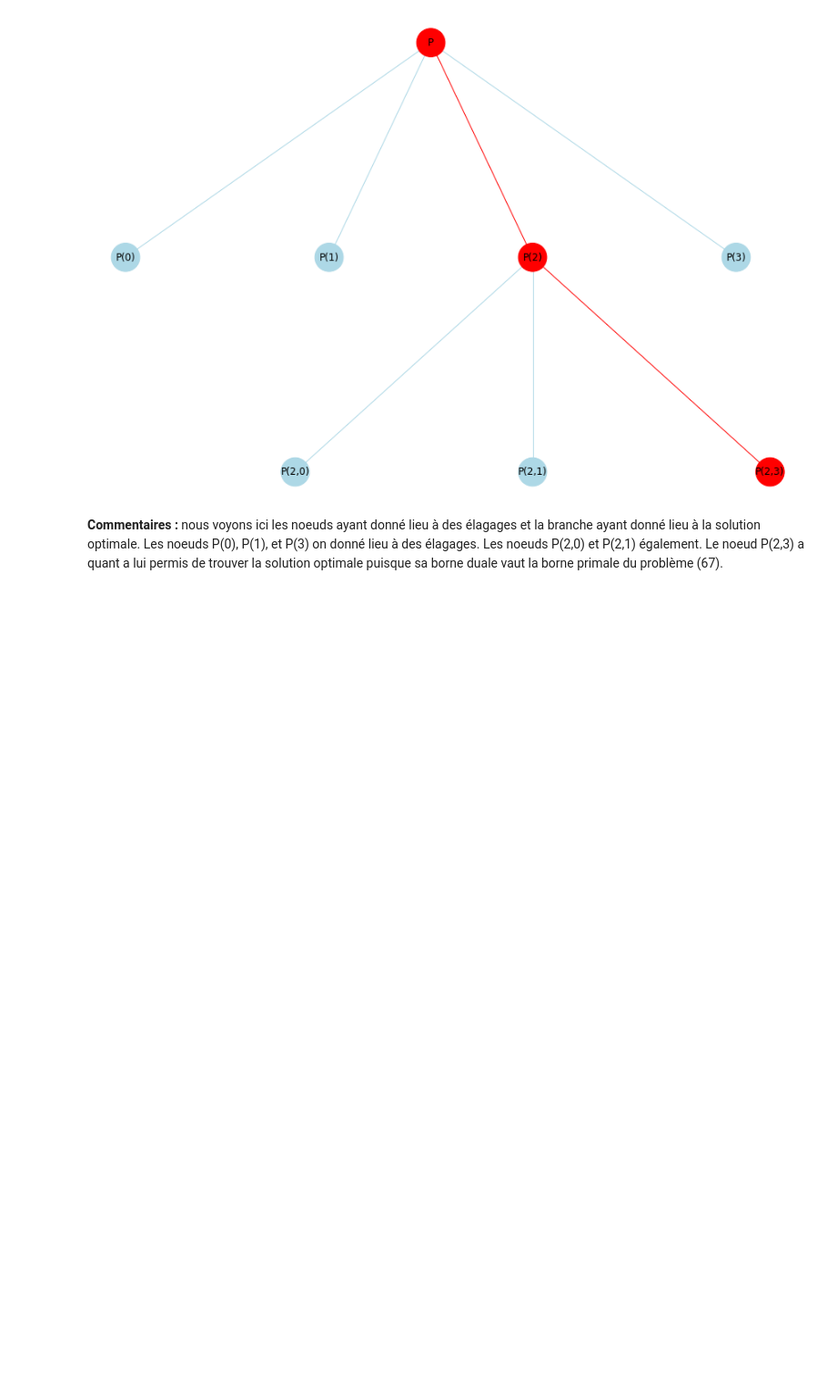
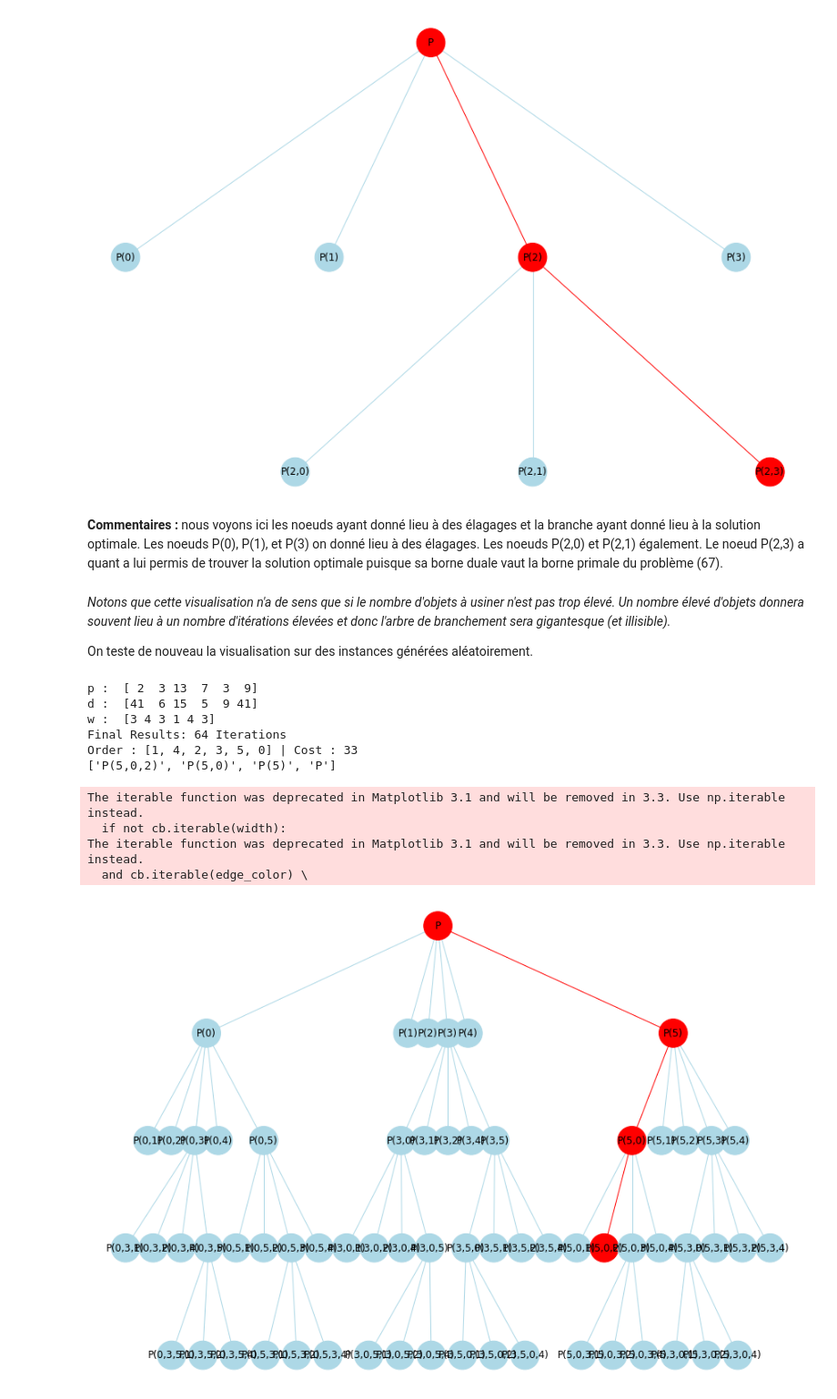
Before and after one commit to TinoMargely/Branch-and-Bound, a Jupyter notebook: Notebook-B&B.ipynb, the cells around one changed output. Shown at 91% size. Cells and saved outputs as stored; diff of their text form; code cells hidden in the pictures; blank space fills up the shorter version.

```diff
--- a/Notebook-B&B.ipynb
+++ b/Notebook-B&B.ipynb
@@ -308,7 +324,7 @@ Les éléments retournés par la fonction sont également ajustés. Nous ajouton
 * __branch__ : la branche donnant lieu à la solution optimale du problème
 * __Tree__: l'arbre correspondant au problème
 # %%
-def branch_and_bound2(p,d,w,byLast,getPrimal,getDual,exploration):
+def branch_and_bound(p,d,w,byLast,getPrimal,getDual,exploration):
 
     Tasks = list(range(len(p)))
     Tree = [] # list of all nodes created (a list of Node objects)
@@ -449,3 +465,35 @@ The iterable function was deprecated in Matplotlib 3.1 and will be removed in 3.
 [figure]
 # %% [markdown]
 __Commentaires :__ nous voyons ici les noeuds ayant donné lieu à des élagages et la branche ayant donné lieu à la solution optimale. Les noeuds P(0), P(1), et P(3) on donné lieu à des élagages. Les noeuds P(2,0) et P(2,1) également. Le noeud P(2,3) a quant a lui permis de trouver la solution optimale puisque sa borne duale vaut la borne primale du problème (67).
+# %% [markdown]
+*Notons que cette visualisation n'a de sens que si le nombre d'objets à usiner n'est pas trop élevé. Un nombre élevé d'objets donnera souvent lieu à un nombre d'itérations élevées et donc l'arbre de branchement sera gigantesque (et illisible).*
+
+On teste de nouveau la visualisation sur des instances générées aléatoirement.
+# %%
+def genInstancies(n):
+    p=np.random.randint(1,15,n)
+    d=np.random.randint(3,int(0.5*n*15),n)
+    w=np.random.randint(1,5,n)
+    return(p,d,w)
+# %%
+p,d,w = genInstancies(6)
+print("p : ", p)
+print("d : ", d)
+print("w : ", w)
+solution, order, nbIterations,branch,Tree = branch_and_bound2(p,d,w, True, getPrimal_2, getDual_2,exploration_1)
+print("Final Results: {} Iterations".format(nbIterations))
+print("Order : {} | Cost : {}".format(order,computeCost(p,d,w,order)))
+print(branch)
+displayTree(Tree,order,branch,True)
+# %% [output]
+p :  [ 2  3 13  7  3  9]
+d :  [41  6 15  5  9 41]
+w :  [3 4 3 1 4 3]
+Final Results: 64 Iterations
+Order : [1, 4, 2, 3, 5, 0] | Cost : 33
+['P(5,0,2)', 'P(5,0)', 'P(5)', 'P']
+The iterable function was deprecated in Matplotlib 3.1 and will be removed in 3.3. Use np.iterable instead.
+  if not cb.iterable(width):
+The iterable function was deprecated in Matplotlib 3.1 and will be removed in 3.3. Use np.iterable instead.
+  and cb.iterable(edge_color) \
+[figure, added]
```
Also changed, not shown: parts of 3 cells of this notebook, 1 other file.
